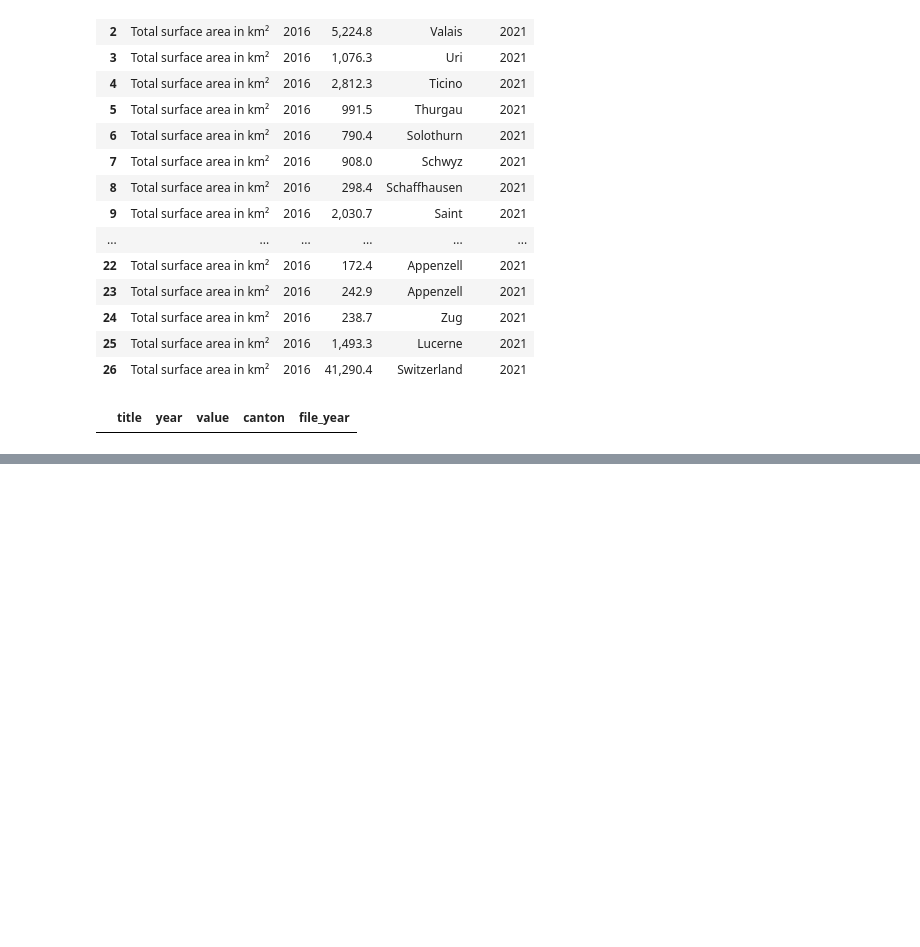
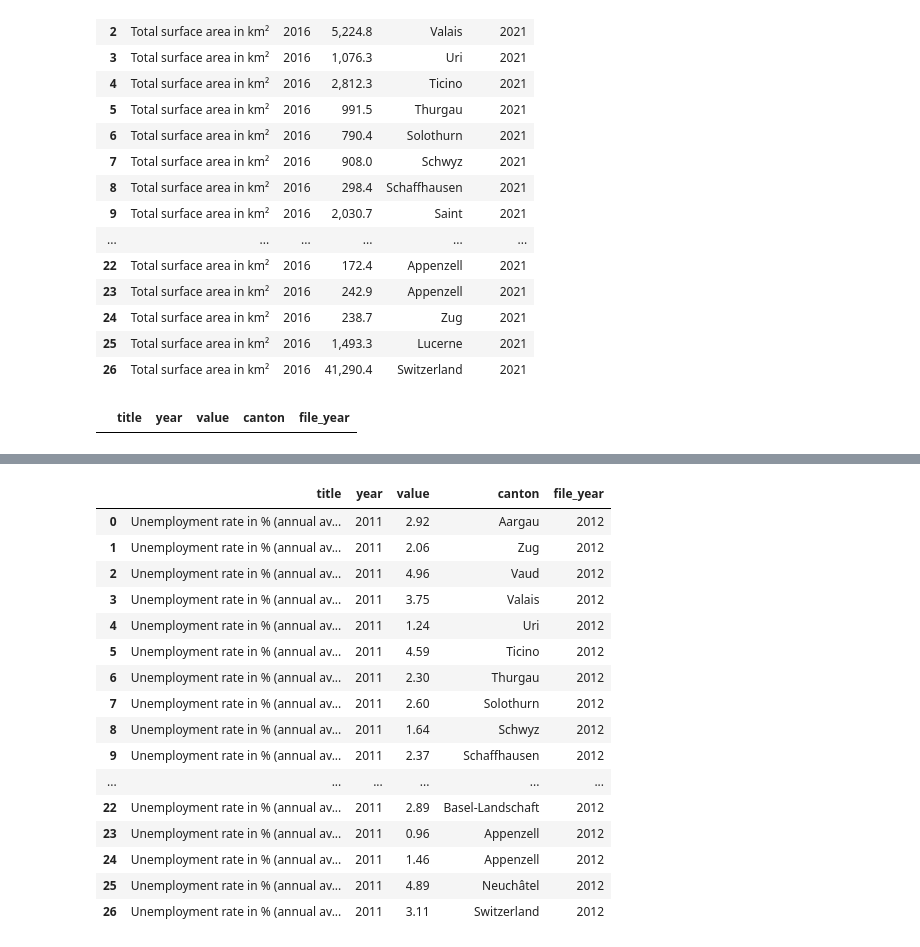
Before and after one commit to com-480-data-visualization/com-480-project-Ficciones, a Jupyter notebook: dataset/specific-info.ipynb, the cells around one changed output, grey strips where cells are left out. Cells and saved outputs as stored; diff of their text form; code cells hidden in the pictures; blank space fills up the shorter version.

Commit message:
feat: add area and unemployment

```diff
--- a/dataset/specific-info.ipynb
+++ b/dataset/specific-info.ipynb
@@ -405,0 +418,3 @@ value_column(full_df, 'Total surface area in km2')
+# %%
+unemploy = pd.concat([value_column(full_df, 'Unemployment rate in % (according to the SECO)'), value_column(full_df, 'Unemployment rate in % (annual average)'), value_column(full_df, 'Unemployment rate in % (according to SECO)'), value_column(full_df, 'Unemployment rate (according to SECO)')], ignore_index=True).sort_values(by='year').reset_index(drop=True)
+unemploy['year'].value_counts()
@@ -405,0 +434,20 @@ value_column(full_df, 'Total surface area in km2')
+# %%
+unemploy.to_csv('processed/unemployment_rate.tsv', sep='\t', index=False)
+# %% [output]
+|  | title | year | value | canton | file_year |
+| 0 | Unemployment rate in % (annual av... | 2011 | 2.92 | Aargau | 2012 |
+| 1 | Unemployment rate in % (annual av... | 2011 | 2.06 | Zug | 2012 |
+| 2 | Unemployment rate in % (annual av... | 2011 | 4.96 | Vaud | 2012 |
+| 3 | Unemployment rate in % (annual av... | 2011 | 3.75 | Valais | 2012 |
+| 4 | Unemployment rate in % (annual av... | 2011 | 1.24 | Uri | 2012 |
+| 5 | Unemployment rate in % (annual av... | 2011 | 4.59 | Ticino | 2012 |
+| 6 | Unemployment rate in % (annual av... | 2011 | 2.30 | Thurgau | 2012 |
+| 7 | Unemployment rate in % (annual av... | 2011 | 2.60 | Solothurn | 2012 |
+| 8 | Unemployment rate in % (annual av... | 2011 | 1.64 | Schwyz | 2012 |
+| 9 | Unemployment rate in % (annual av... | 2011 | 2.37 | Schaffhausen | 2012 |
+| ... | ... | ... | ... | ... | ... |
+| 22 | Unemployment rate in % (annual av... | 2011 | 2.89 | Basel-Landschaft | 2012 |
+| 23 | Unemployment rate in % (annual av... | 2011 | 0.96 | Appenzell | 2012 |
+| 24 | Unemployment rate in % (annual av... | 2011 | 1.46 | Appenzell | 2012 |
+| 25 | Unemployment rate in % (annual av... | 2011 | 4.89 | Neuchâtel | 2012 |
+| 26 | Unemployment rate in % (annual av... | 2011 | 3.11 | Switzerland | 2012 |
```
Also changed, not shown: parts of 4 cells of this notebook, 2 other files.
